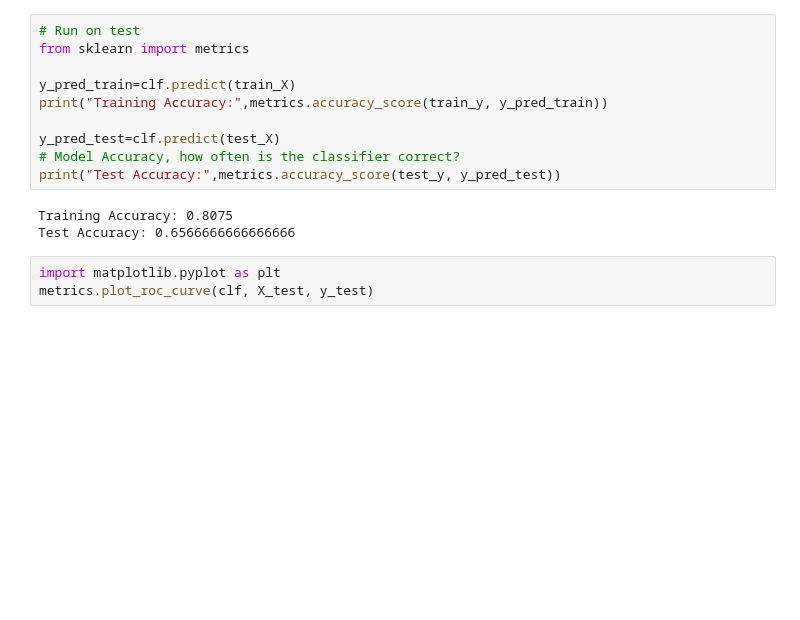
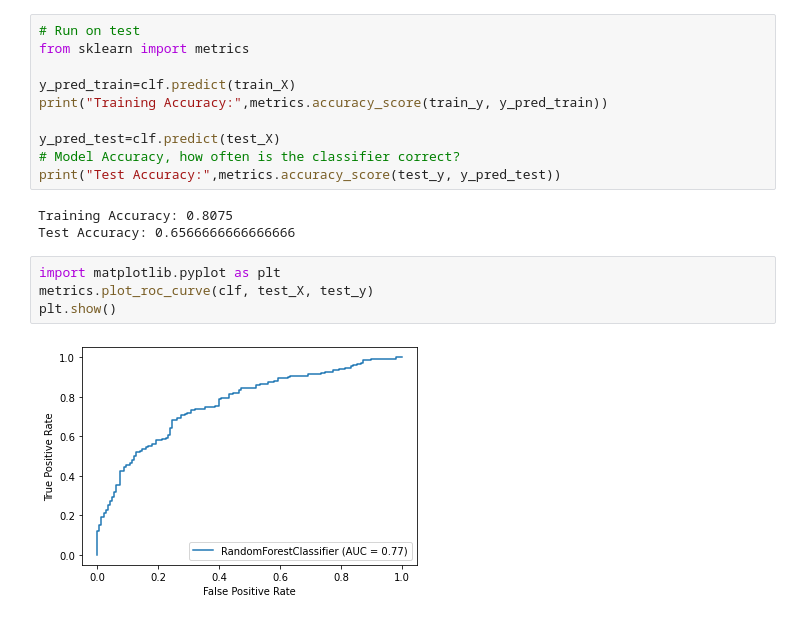
Before and after one commit to IDS-702-Team1/705FinalProject, a Jupyter notebook: notebook/create_feature.ipynb, the cells around one changed output. Drawn from its saved outputs; the diff is of its cells as text; blank space fills up the shorter version.

```diff
--- a/notebook/create_feature.ipynb
+++ b/notebook/create_feature.ipynb
@@ -119,4 +119,7 @@ Training Accuracy: 0.8075
 Test Accuracy: 0.6566666666666666
 # %%
 import matplotlib.pyplot as plt
-metrics.plot_roc_curve(clf, X_test, y_test)
+metrics.plot_roc_curve(clf, test_X, test_y)
+plt.show()
+# %% [output]
+[figure, added]
```
Also changed, not shown: 3 other files.
